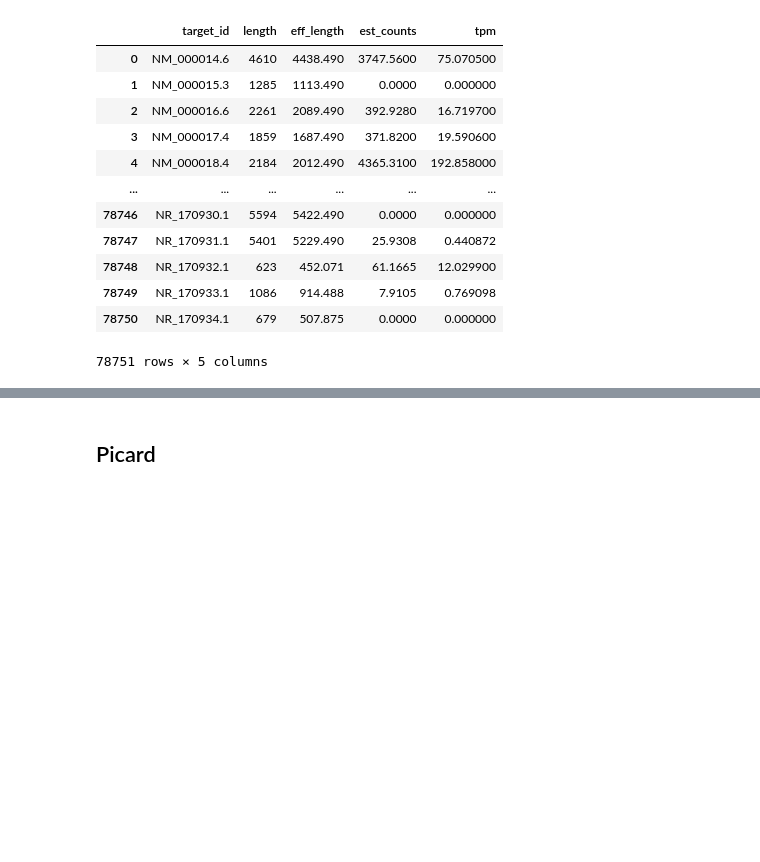
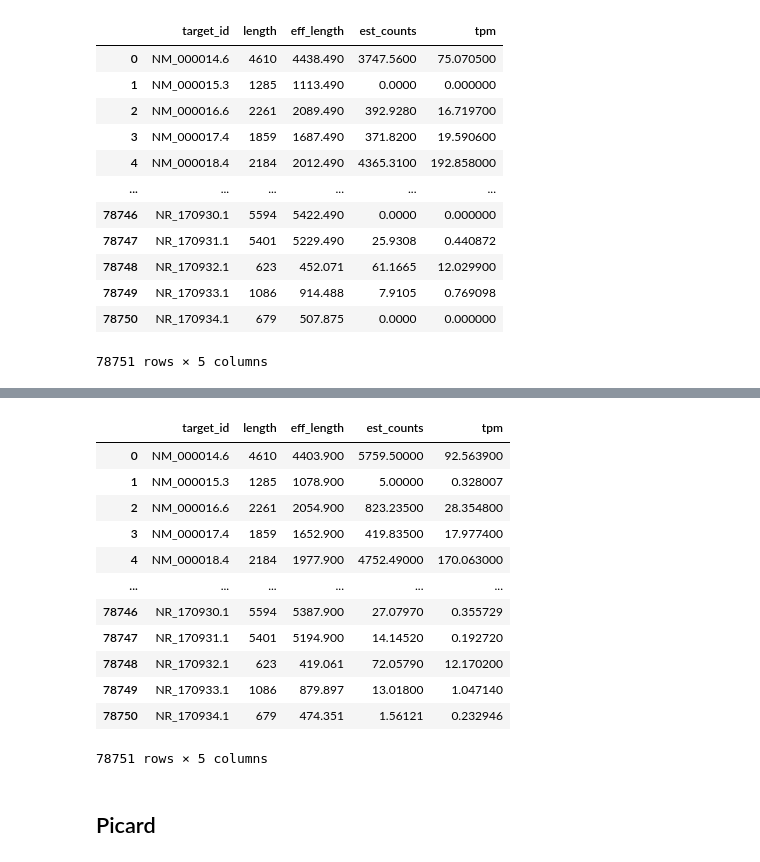
Before and after one commit to justinlu09/DSC180A-Genetics-Project, a Jupyter notebook: notebooks/report.ipynb, the cells around one changed output, grey strips where cells are left out. Drawn from its saved outputs; the diff is of its cells as text; code cells hidden in the pictures; blank space fills up the shorter version.

```diff
--- a/notebooks/report.ipynb
+++ b/notebooks/report.ipynb
@@ -204,3 +221,19 @@ abundance
+# %%
+pd.read_csv('/datasets/home/home-01/33/333/jll020/dsc180a-b04-group04/data/raw/kallisto_output/SRR3438560/abundance.tsv', sep='\t')
+# %% [output]
+|  | target_id | length | eff_length | est_counts | tpm |
+| 0 | NM_000014.6 | 4610 | 4403.900 | 5759.50000 | 92.563900 |
+| 1 | NM_000015.3 | 1285 | 1078.900 | 5.00000 | 0.328007 |
+| 2 | NM_000016.6 | 2261 | 2054.900 | 823.23500 | 28.354800 |
+| 3 | NM_000017.4 | 1859 | 1652.900 | 419.83500 | 17.977400 |
+| 4 | NM_000018.4 | 2184 | 1977.900 | 4752.49000 | 170.063000 |
+| ... | ... | ... | ... | ... | ... |
+| 78746 | NR_170930.1 | 5594 | 5387.900 | 27.07970 | 0.355729 |
+| 78747 | NR_170931.1 | 5401 | 5194.900 | 14.14520 | 0.192720 |
+| 78748 | NR_170932.1 | 623 | 419.061 | 72.05790 | 12.170200 |
+| 78749 | NR_170933.1 | 1086 | 879.897 | 13.01800 | 1.047140 |
+| 78750 | NR_170934.1 | 679 | 474.351 | 1.56121 | 0.232946 |
+78751 rows × 5 columns
 # %% [markdown]
 ## Picard
 # %% [markdown]
```
Also changed, not shown: parts of 1 cell of this notebook, 5 other files.
